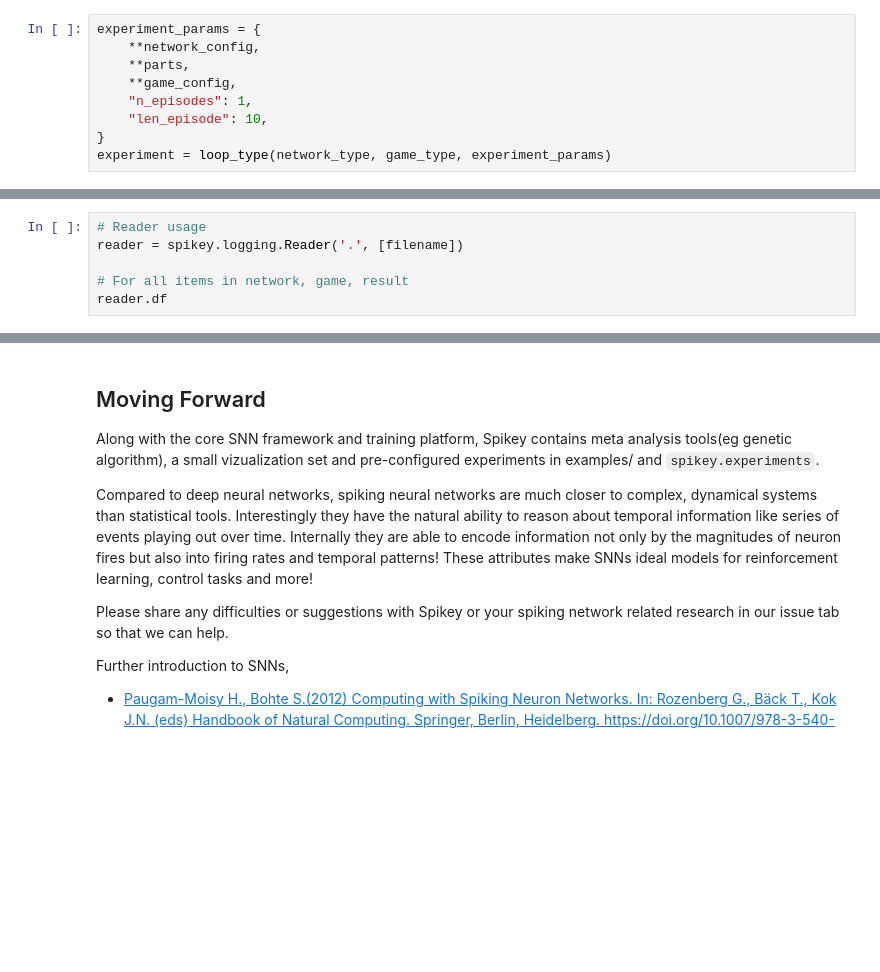
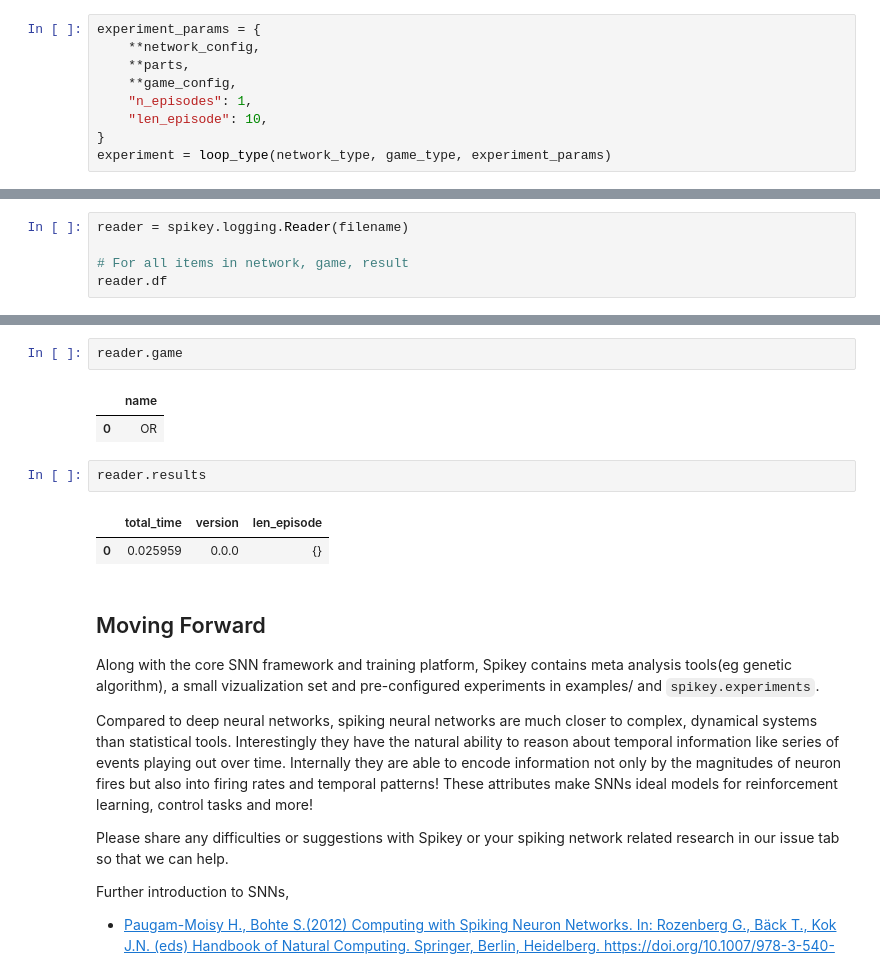
Before and after one commit to SpikeyCNS/spikey, a Jupyter notebook: examples/tutorial.ipynb, the cells around one changed output, grey strips where cells are left out. Drawn from its saved outputs; the diff is of its cells as text; blank space fills up the shorter version.

```diff
--- a/examples/tutorial.ipynb
+++ b/examples/tutorial.ipynb
@@ -635,6 +636,5 @@ Failed to get experiment_params.len_episode in <class 'spikey.core.callback.RLCa
 # %%
-# Reader usage
-reader = spikey.logging.Reader('.', [filename])
+reader = spikey.logging.Reader(filename)
 
 # For all items in network, game, result
 reader.df
@@ -656,3 +663,13 @@ reader['weights_final']
+# %%
+reader.game
+# %% [output]
+|  | name |
+| 0 | OR |
+# %%
+reader.results
+# %% [output]
+|  | total_time | version | len_episode |
+| 0 | 0.025959 | 0.0.0 | {} |
 # %% [markdown]
 ## Moving Forward
 
```
Also changed, not shown: parts of 10 cells of this notebook.
